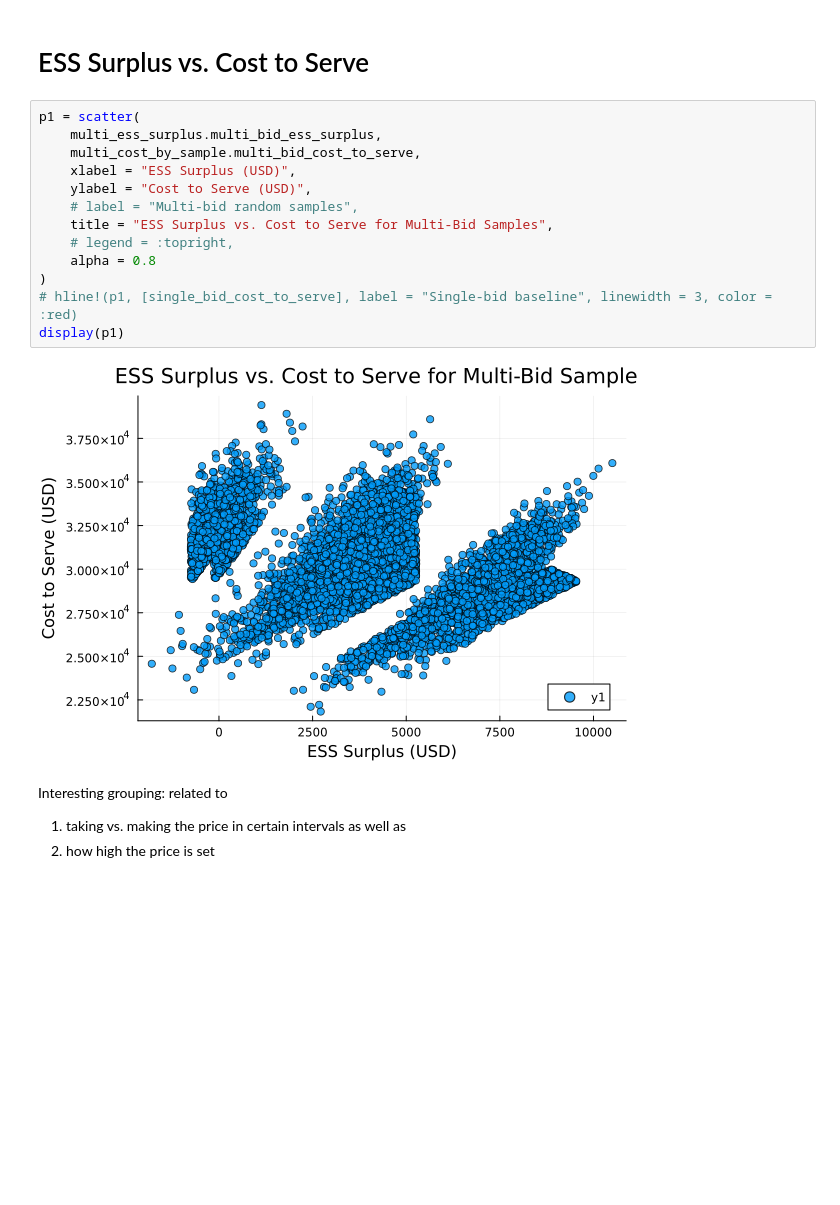
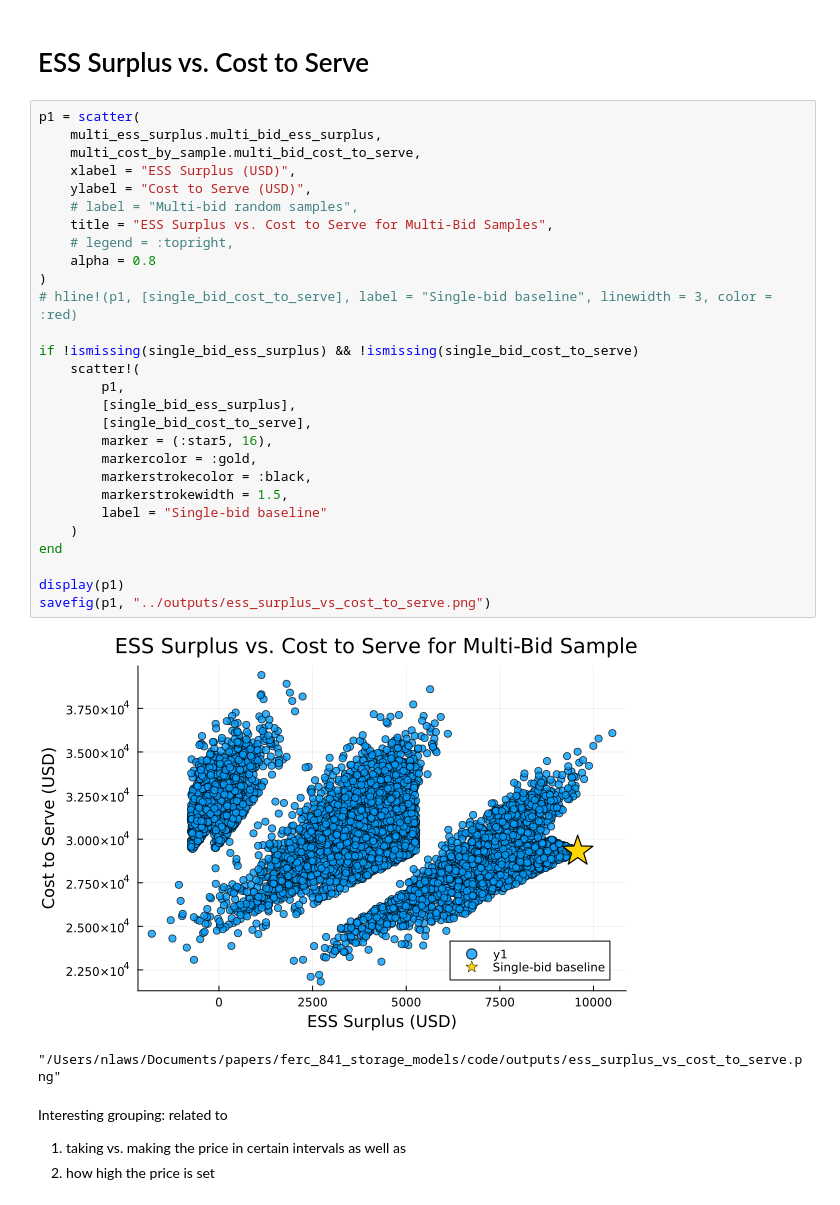
Before and after one commit to NLaws/storage_market_models, a Jupyter notebook: notebooks/plot_cost_to_serve.ipynb, the cells around one changed output. Drawn from its saved outputs; the diff is of its cells as text; blank space fills up the shorter version.

Commit message:
update plots

```diff
--- a/notebooks/plot_cost_to_serve.ipynb
+++ b/notebooks/plot_cost_to_serve.ipynb
@@ -68,18 +68,34 @@ baseline_rows
 # %%
 p1 = scatter(
     multi_ess_surplus.multi_bid_ess_surplus,
     multi_cost_by_sample.multi_bid_cost_to_serve,
     xlabel = "ESS Surplus (USD)",
     ylabel = "Cost to Serve (USD)",
     # label = "Multi-bid random samples",
     title = "ESS Surplus vs. Cost to Serve for Multi-Bid Samples",
     # legend = :topright,
     alpha = 0.8
 )
 # hline!(p1, [single_bid_cost_to_serve], label = "Single-bid baseline", linewidth = 3, color = :red)
+
+if !ismissing(single_bid_ess_surplus) && !ismissing(single_bid_cost_to_serve)
+    scatter!(
+        p1,
+        [single_bid_ess_surplus],
+        [single_bid_cost_to_serve],
+        marker = (:star5, 16),
+        markercolor = :gold,
+        markerstrokecolor = :black,
+        markerstrokewidth = 1.5,
+        label = "Single-bid baseline"
+    )
+end
+
 display(p1)
+savefig(p1, "../outputs/ess_surplus_vs_cost_to_serve.png")
 # %% [output]
-[figure, old version]
+[figure, new version]
+"/Users/nlaws/Documents/papers/ferc_841_storage_models/code/outputs/ess_surplus_vs_cost_to_serve.png"
 # %% [markdown]
 Interesting grouping: related to
 1. taking vs. making the price in certain intervals as well as
```
Also changed, not shown: 1 other file.
